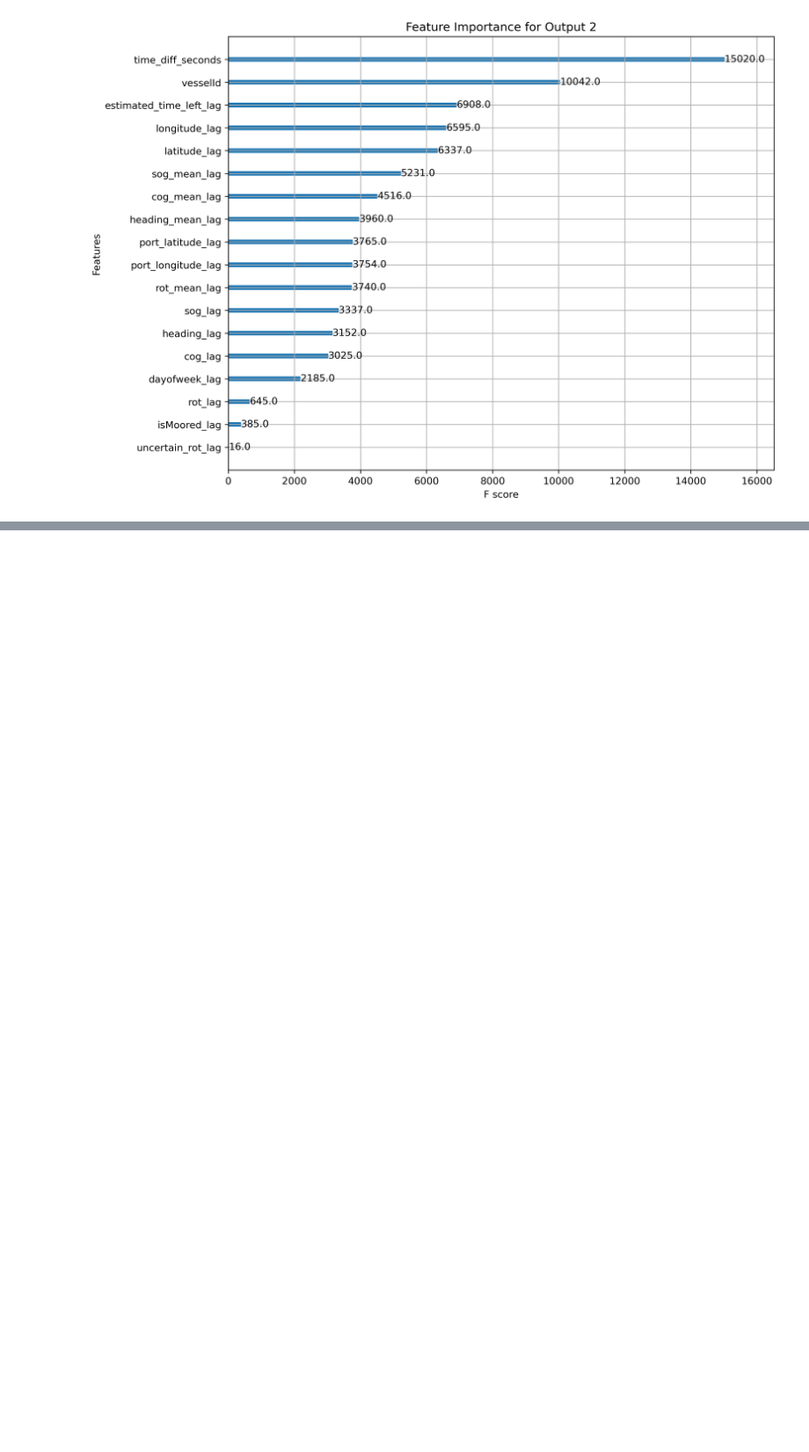
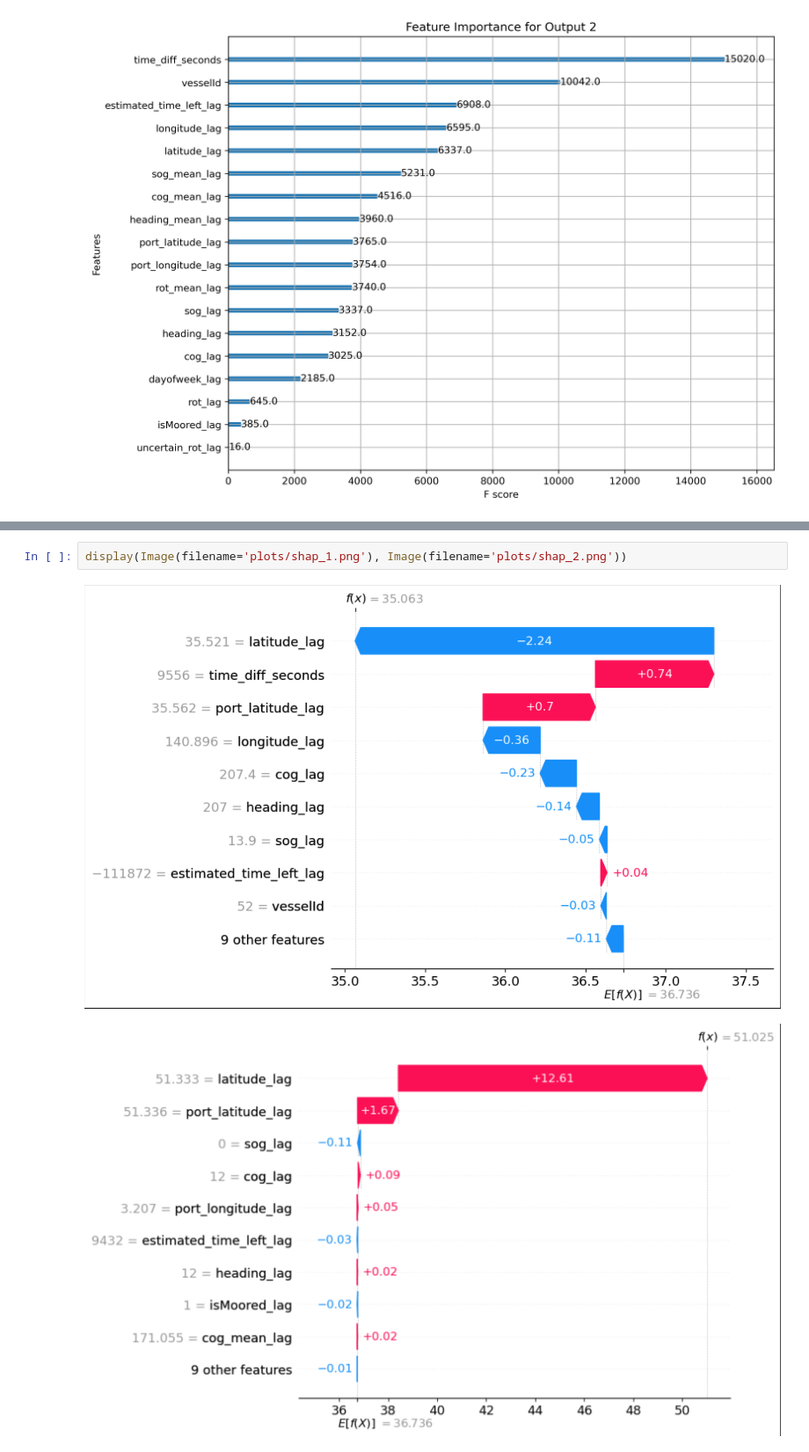
Before and after one commit to SPiso3/TDT4173-ML, a Jupyter notebook: group120_project/Report.ipynb, the cells around one changed output, grey strips where cells are left out. Shown at 88% size. Cells and saved outputs as stored; diff of their text form; blank space fills up the shorter version.

```diff
--- a/group120_project/Report.ipynb
+++ b/group120_project/Report.ipynb
@@ -180,0 +189,5 @@ On the other hand, the model is basically never using only the isMoored flag and
+# %%
+display(Image(filename='plots/shap_1.png'), Image(filename='plots/shap_2.png'))
+# %% [output]
+[figure, added]
+[figure, added]
```
Also changed, not shown: parts of 7 cells of this notebook, 6 other files.
